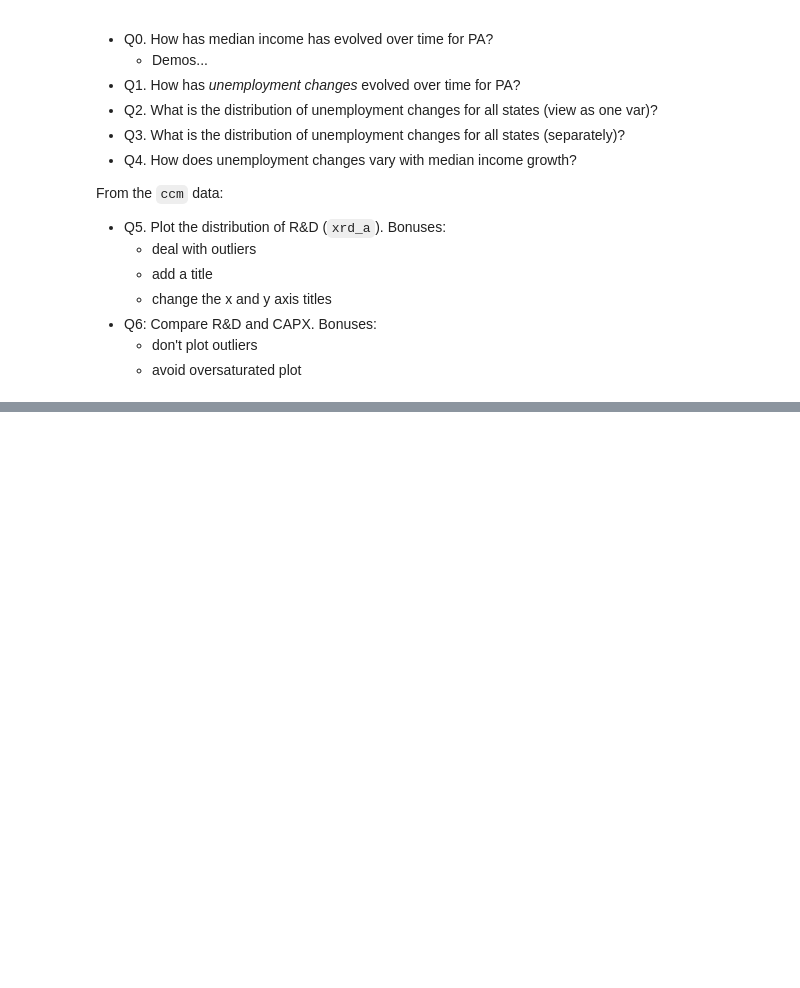
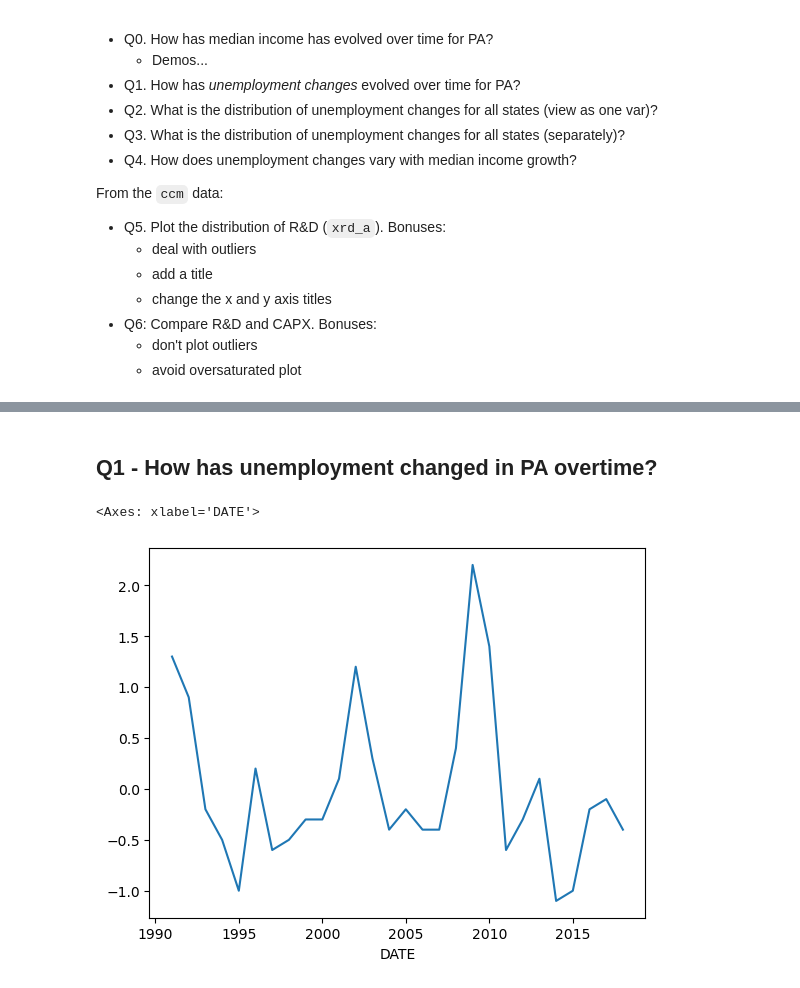
Before and after one commit to mikej3663/Class-Notes, a Jupyter notebook: Plotting exercises.ipynb, the cells around one changed output, grey strips where cells are left out. Cells and saved outputs as stored; diff of their text form; code cells hidden in the pictures; blank space fills up the shorter version.

```diff
--- a/Plotting exercises.ipynb
+++ b/Plotting exercises.ipynb
@@ -92,0 +148,7 @@ From the `ccm` data:
+# %% [markdown]
+## Q1 - How has unemployment changed in PA overtime?
+# %%
+year_state_wide['Unemployment_PA'].diff().plot()
+# %% [output]
+<Axes: xlabel='DATE'>
+[figure, added]
```
Also changed, not shown: parts of 5 cells of this notebook.
